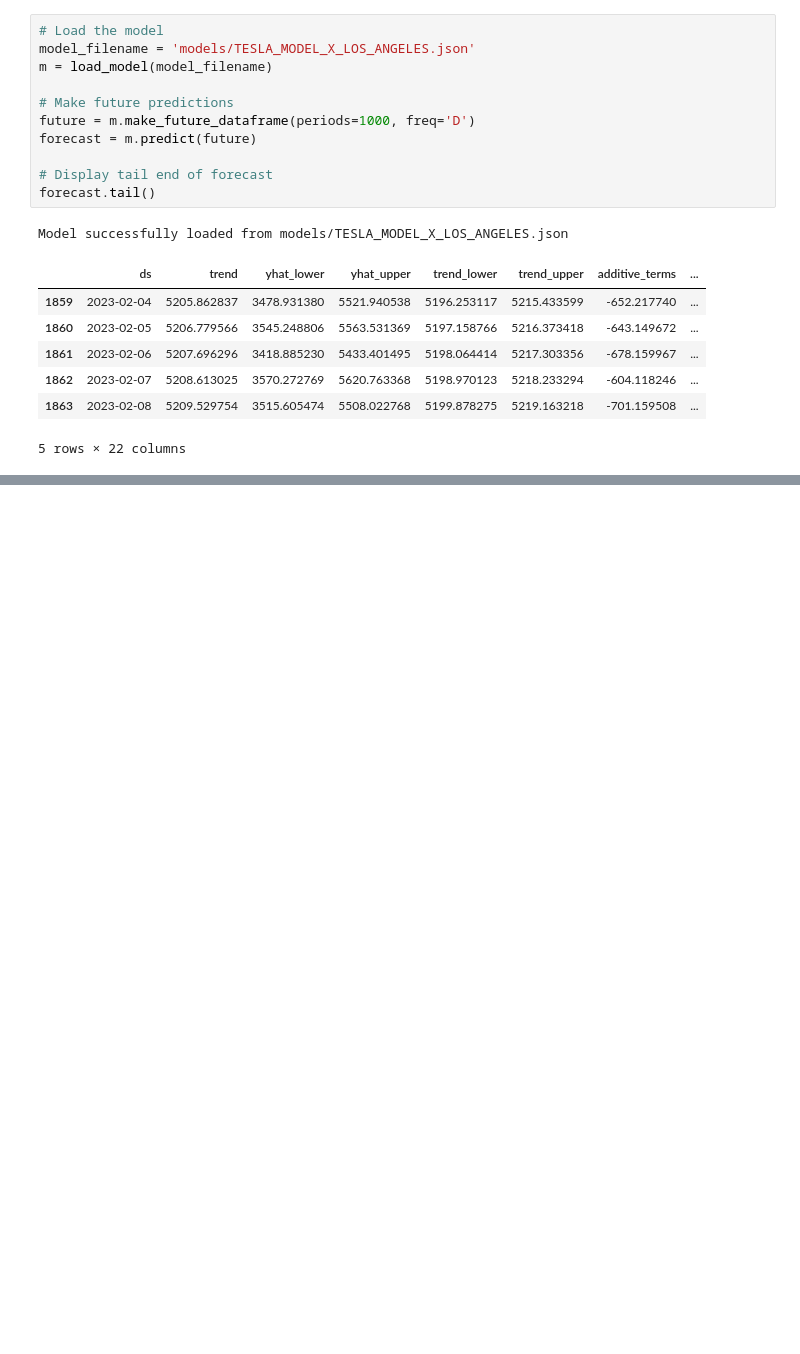
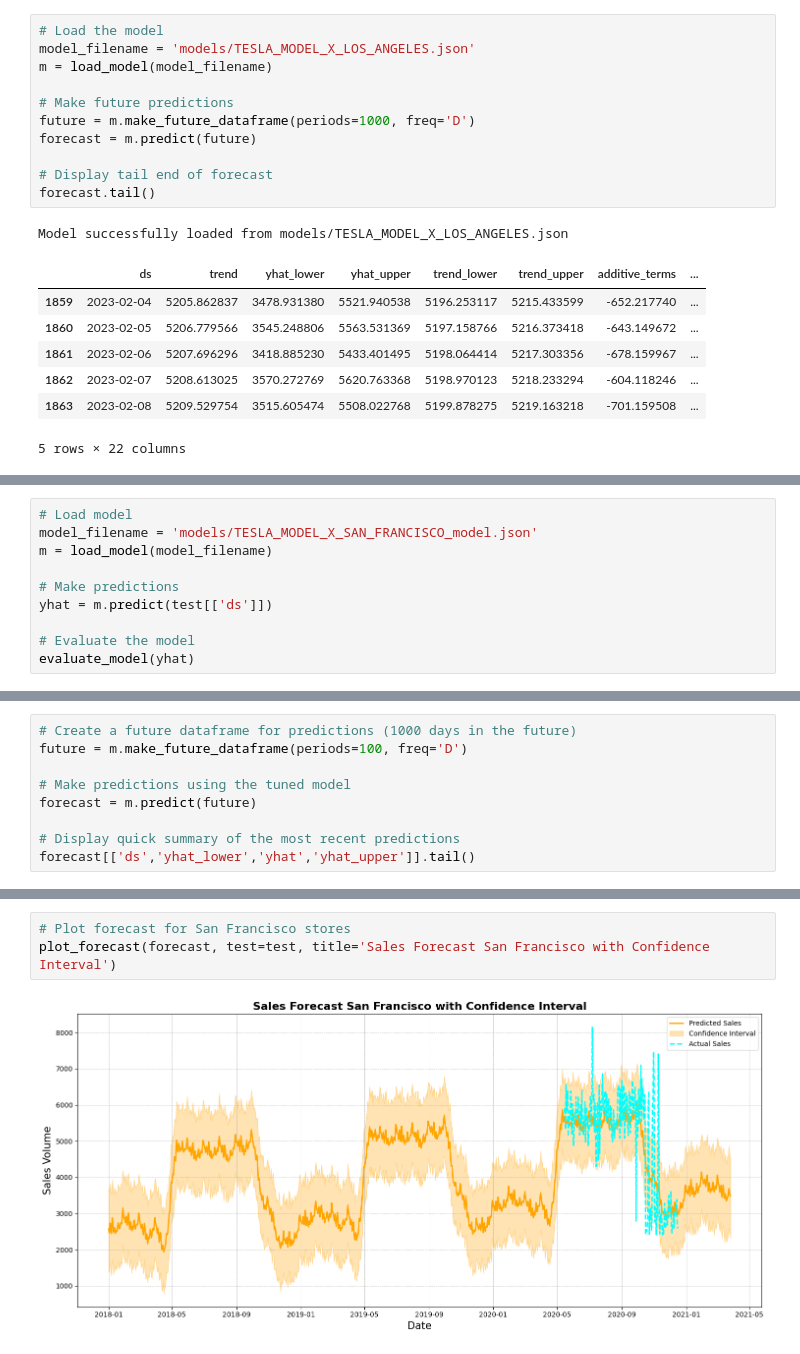
Before and after one commit to jaylesmajor/time-series-analysis, a Jupyter notebook: sales.ipynb, the cells around one changed output, grey strips where cells are left out. Saved outputs shown, nothing was run; the diff lists cells and outputs as text; blank space fills up the shorter version.

Commit message:
Finished building model for san francisco store and evaluation

```diff
--- a/sales.ipynb
+++ b/sales.ipynb
@@ -552,0 +606,10 @@ Model successfully loaded from models/TESLA_MODEL_X_LOS_ANGELES.json
+# %%
+# Load model
+model_filename = 'models/TESLA_MODEL_X_SAN_FRANCISCO_model.json'
+m = load_model(model_filename)
+
+# Make predictions
+yhat = m.predict(test[['ds']])
+
+# Evaluate the model
+evaluate_model(yhat)
@@ -552,0 +620,9 @@ Model successfully loaded from models/TESLA_MODEL_X_LOS_ANGELES.json
+# %%
+# Create a future dataframe for predictions (1000 days in the future)
+future = m.make_future_dataframe(periods=100, freq='D')
+
+# Make predictions using the tuned model
+forecast = m.predict(future)
+
+# Display quick summary of the most recent predictions
+forecast[['ds','yhat_lower','yhat','yhat_upper']].tail()
@@ -552,0 +636,5 @@ Model successfully loaded from models/TESLA_MODEL_X_LOS_ANGELES.json
+# %%
+# Plot forecast for San Francisco stores
+plot_forecast(forecast, test=test, title='Sales Forecast San Francisco with Confidence Interval')
+# %% [output]
+[figure, added]
```
Also changed, not shown: parts of 4 cells of this notebook, 1 other file.
